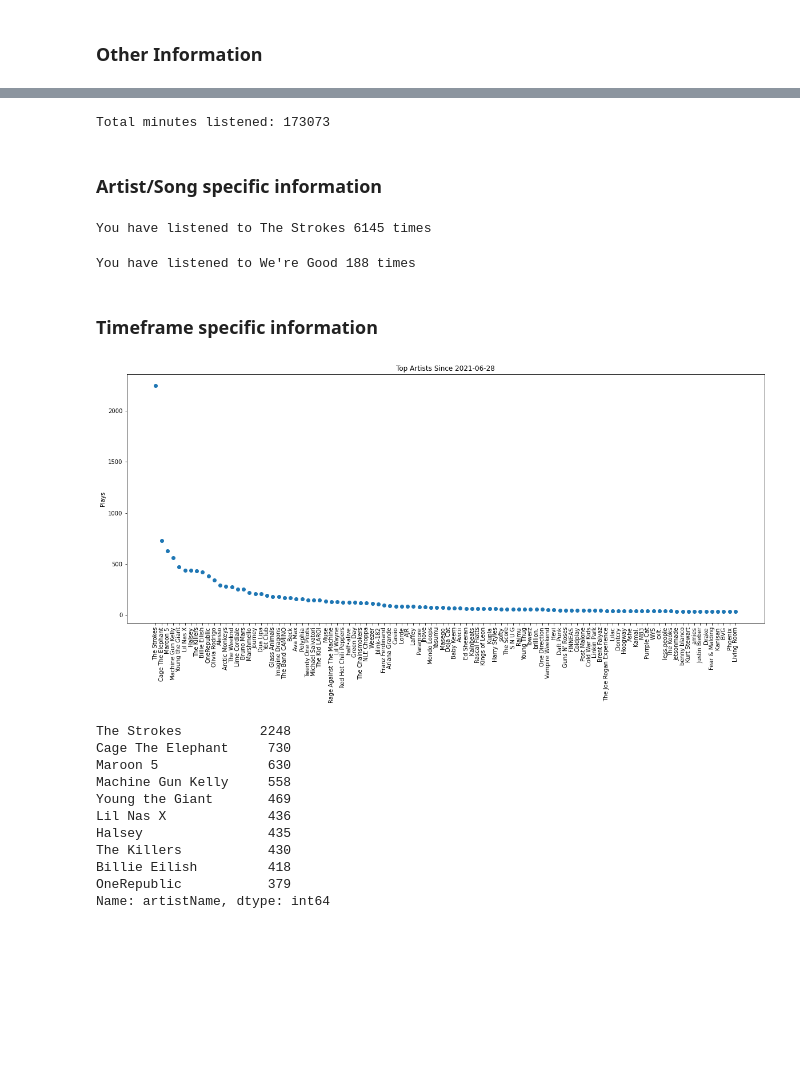
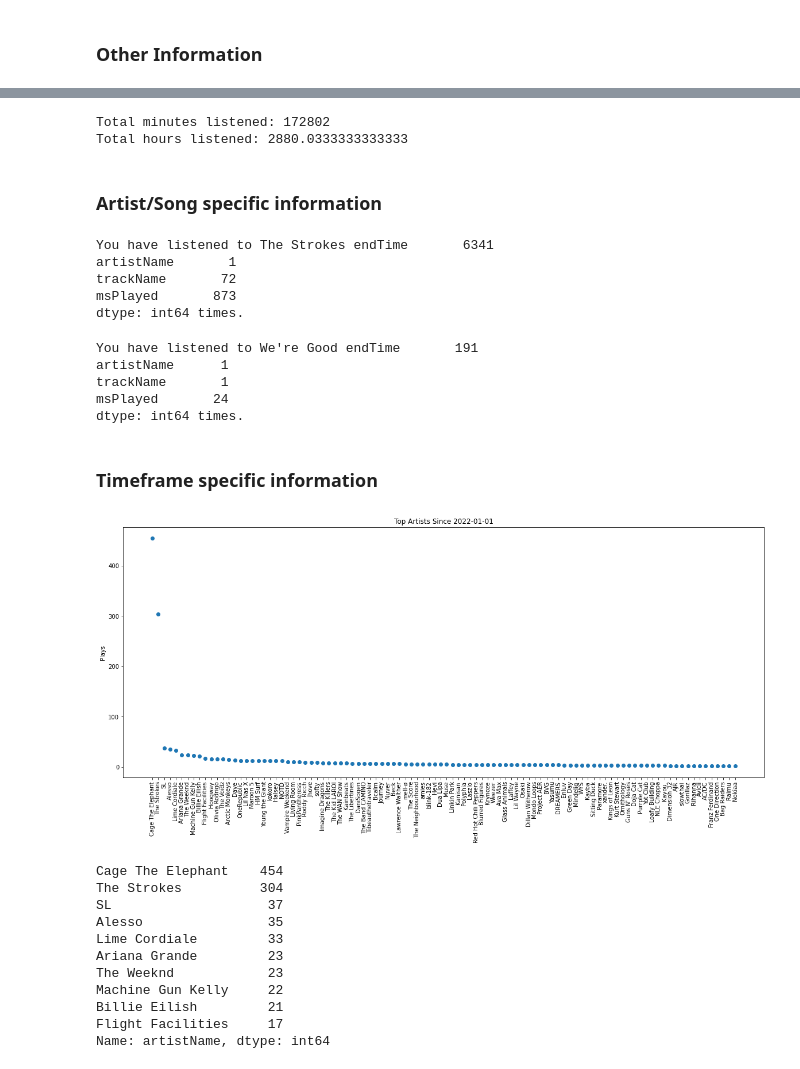
Before and after one commit to TheSupremeToast/Spotify-Analysis, a Jupyter notebook: Spotify-Analysis.ipynb, the cells around one changed output, grey strips where cells are left out. Cells and saved outputs as stored; diff of their text form; code cells hidden in the pictures; blank space fills up the shorter version.

```diff
--- a/Spotify-Analysis.ipynb
+++ b/Spotify-Analysis.ipynb
@@ -101,13 +86,3 @@ plt.show()
-# %%
-plt.rcParams['figure.figsize'] = [20, 8]
-def plotArtist(artistname, numtracks):
-    artistdata = unskipped[unskipped['artistName'] == artistname]
-    artistdata = artistdata['trackName'].value_counts()
-    plt.plot(artistdata.head(numtracks), 'o')
-    plt.xticks(rotation = 90)
-    plt.title('Most played songs by ' + artistname)
-    plt.ylabel('Plays')
-    plt.show()
 # %%
 plotArtist("The Strokes", 100)
 # %% [output]
@@ -133,9 +110,3 @@ plt.show()
 # %%
-plt.rcParams['figure.figsize'] = [10, 8]
-plt.hist(unskipped['msPlayed'],
-         bins = [0, 50000, 100000, 150000, 200000, 250000, 300000, 350000, 400000, 450000, 500000, 550000])
-plt.xlabel("Song Playtime (ms)")
-plt.ylabel("Number of plays")
-plt.title("Average Song Length")
-plt.show()
+avgTrackLength()
 # %% [output]
@@ -169,11 +133,9 @@ The Modern Age             253
 Name: trackName, dtype: int64
 # %%
-# get total playtime
-playtime = unskipped['msPlayed'].sum()
-playtime = playtime / 60000
-playtime = int(playtime)
-print("Total minutes listened:", playtime)
+# Get playtime
+t = playtime(unskipped)
 # %% [output]
-Total minutes listened: 173073
+Total minutes listened: 172802
+Total hours listened: 2880.0333333333333
 # %% [markdown]
 ### Artist/Song specific information
@@ -190,14 +142,20 @@ def songPlayCount(trackname):
 # %%
 artist = 'The Strokes' # change this to an artist of your choice (case sensitive)
 temp = artistPlayCount(artist)
-print("You have listened to", artist, temp, "times")
 # %% [output]
-You have listened to The Strokes 6145 times
+You have listened to The Strokes endTime       6341
+artistName       1
+trackName       72
+msPlayed       873
+dtype: int64 times.
 # %%
 track = "We're Good" # change this to a song name of your choice (case sensitive)
 temp = songPlayCount(track)
-print("You have listened to", track, temp, "times")
 # %% [output]
-You have listened to We're Good 188 times
+You have listened to We're Good endTime       191
+artistName      1
+trackName       1
+msPlayed       24
+dtype: int64 times.
 # %% [markdown]
 ### Timeframe specific information
@@ -258,21 +162,21 @@ def topArtistsTimeframeBounded(lower, upper):
 # %%
 # Plot top artists since input date
 # format: 'year-month-day'
 #         'xxxx-xx-xx'
-timeframe = '2021-06-28' # change this
+timeframe = '2022-01-01' # change this
 topArtistsTimeframe(timeframe)
 # %% [output]
-[figure, old version]
+[figure, new version]
-The Strokes          2248
-Cage The Elephant     730
-Maroon 5              630
-Machine Gun Kelly     558
-Young the Giant       469
-Lil Nas X             436
-Halsey                435
-The Killers           430
-Billie Eilish         418
-OneRepublic           379
+Cage The Elephant    454
+The Strokes          304
+SL                    37
+Alesso                35
+Lime Cordiale         33
+Ariana Grande         23
+The Weeknd            23
+Machine Gun Kelly     22
+Billie Eilish         21
+Flight Facilities     17
 Name: artistName, dtype: int64
 # %%
 # Plot top songs since input date
```
Also changed, not shown: parts of 23 cells of this notebook, 2 other files.
